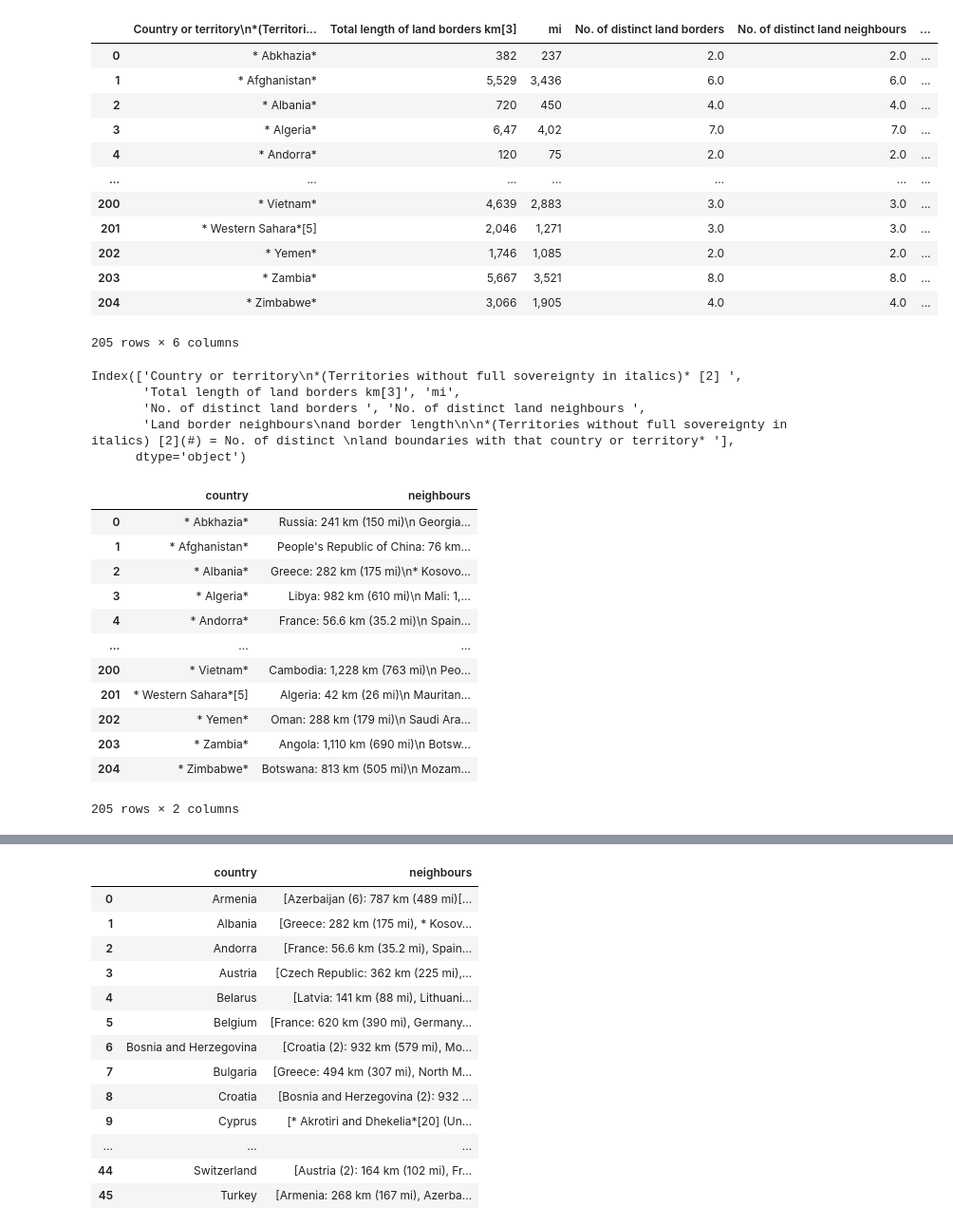
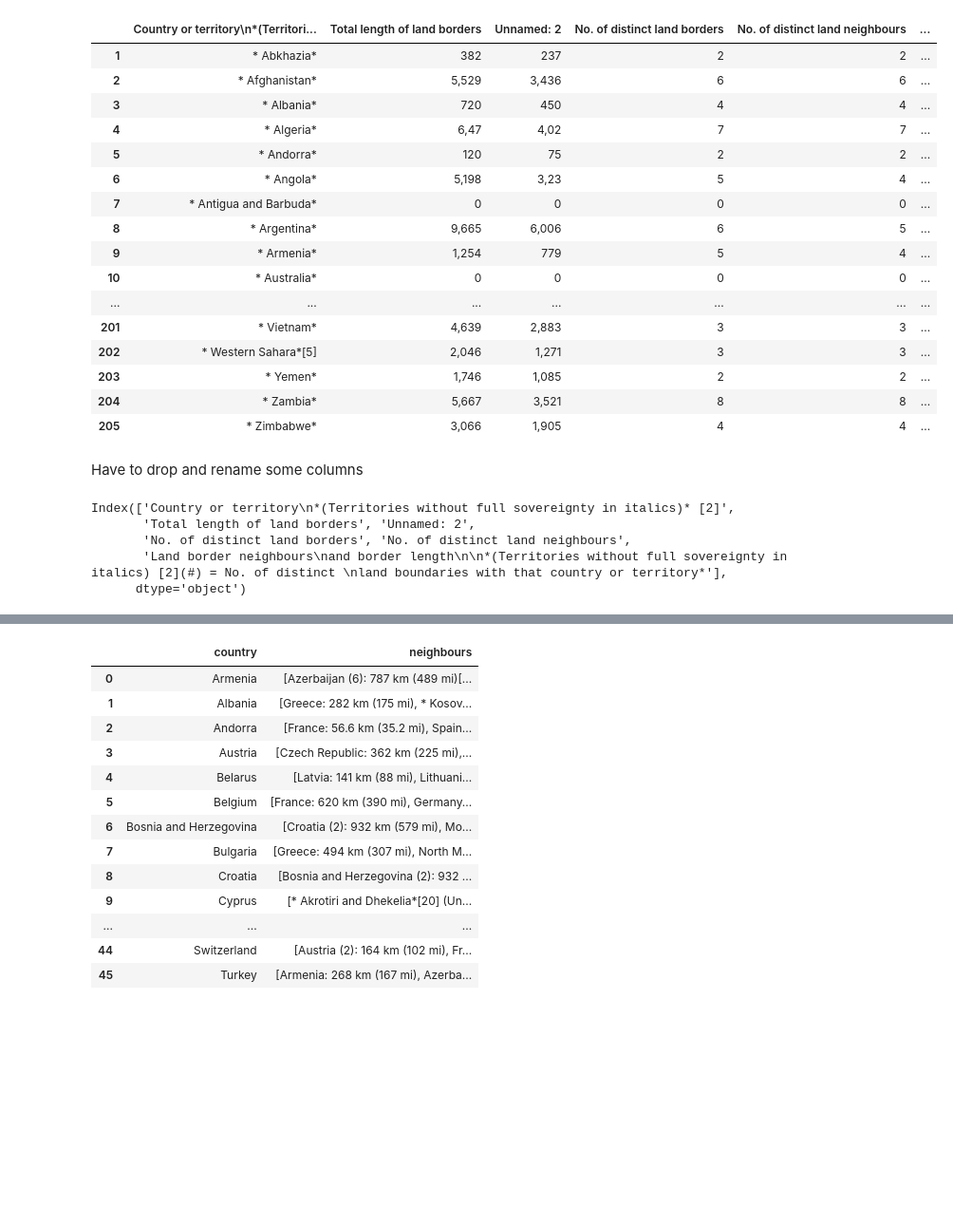
Before and after one commit to GoldenGarr/Graph-Theory-HW-5, a Jupyter notebook: hw5.ipynb, the cells around one changed output, grey strips where cells are left out. Shown at 95% size. Drawn from its saved outputs; the diff is of its cells as text; code cells hidden in the pictures; blank space fills up the shorter version.

```diff
--- a/hw5.ipynb
+++ b/hw5.ipynb
@@ -7,0 +10,2 @@ import re
+# %%
+pd.set_option('display.max_rows', 500)
@@ -19,54 +29,36 @@ nx.draw(Europe, with_labels=True)
-# %%
-sheet_id = '1XqOtPkiE_Q0dfGSoyxrH730RkwrTczcRbDeJJpqRByQ'
-sheet_name = 'borders'
-url = f'https://docs.google.com/spreadsheets/d/1AYODVslftthH3aI8gS0d4wgyLZwwXMpD4bQOSv5M4GI/gviz/tq?tqx=out:csv&sheet={sheet_name}'
-df = pd.read_csv(url)
-df
-# %% [output]
-|  | Country or territory\n*(Territori... | Total length of land borders km[3] | mi | No. of distinct land borders | No. of distinct land neighbours | ... |
-| 0 | * Abkhazia* | 382 | 237 | 2.0 | 2.0 | ... |
-| 1 | * Afghanistan* | 5,529 | 3,436 | 6.0 | 6.0 | ... |
-| 2 | * Albania* | 720 | 450 | 4.0 | 4.0 | ... |
-| 3 | * Algeria* | 6,47 | 4,02 | 7.0 | 7.0 | ... |
-| 4 | * Andorra* | 120 | 75 | 2.0 | 2.0 | ... |
-| ... | ... | ... | ... | ... | ... | ... |
-| 200 | * Vietnam* | 4,639 | 2,883 | 3.0 | 3.0 | ... |
-| 201 | * Western Sahara*[5] | 2,046 | 1,271 | 3.0 | 3.0 | ... |
-| 202 | * Yemen* | 1,746 | 1,085 | 2.0 | 2.0 | ... |
-| 203 | * Zambia* | 5,667 | 3,521 | 8.0 | 8.0 | ... |
-| 204 | * Zimbabwe* | 3,066 | 1,905 | 4.0 | 4.0 | ... |
-205 rows × 6 columns
+# %%
+doc_id = '1AYODVslftthH3aI8gS0d4wgyLZwwXMpD4bQOSv5M4GI'
+url = url = f'https://docs.google.com/spreadsheets/d/{doc_id}/export?format=csv'
+df = pd.read_csv(url)
+df = df.drop([0], axis=0)
+df
+# %% [output]
+|  | Country or territory\n*(Territori... | Total length of land borders | Unnamed: 2 | No. of distinct land borders | No. of distinct land neighbours | ... |
+| 1 | * Abkhazia* | 382 | 237 | 2 | 2 | ... |
+| 2 | * Afghanistan* | 5,529 | 3,436 | 6 | 6 | ... |
+| 3 | * Albania* | 720 | 450 | 4 | 4 | ... |
+| 4 | * Algeria* | 6,47 | 4,02 | 7 | 7 | ... |
+| 5 | * Andorra* | 120 | 75 | 2 | 2 | ... |
+| 6 | * Angola* | 5,198 | 3,23 | 5 | 4 | ... |
+| 7 | * Antigua and Barbuda* | 0 | 0 | 0 | 0 | ... |
+| 8 | * Argentina* | 9,665 | 6,006 | 6 | 5 | ... |
+| 9 | * Armenia* | 1,254 | 779 | 5 | 4 | ... |
+| 10 | * Australia* | 0 | 0 | 0 | 0 | ... |
+| ... | ... | ... | ... | ... | ... | ... |
+| 201 | * Vietnam* | 4,639 | 2,883 | 3 | 3 | ... |
+| 202 | * Western Sahara*[5] | 2,046 | 1,271 | 3 | 3 | ... |
+| 203 | * Yemen* | 1,746 | 1,085 | 2 | 2 | ... |
+| 204 | * Zambia* | 5,667 | 3,521 | 8 | 8 | ... |
+| 205 | * Zimbabwe* | 3,066 | 1,905 | 4 | 4 | ... |
+# %% [markdown]
+Have to drop and rename some columns
 # %%
 df.columns
 # %% [output]
-Index(['Country or territory\n*(Territories without full sovereignty in italics)* [2] ',
-       'Total length of land borders km[3]', 'mi',
-       'No. of distinct land borders ', 'No. of distinct land neighbours ',
-       'Land border neighbours\nand border length\n\n*(Territories without full sovereignty in italics) [2](#) = No. of distinct \nland boundaries with that country or territory* '],
+Index(['Country or territory\n*(Territories without full sovereignty in italics)* [2]',
+       'Total length of land borders', 'Unnamed: 2',
+       'No. of distinct land borders', 'No. of distinct land neighbours',
+       'Land border neighbours\nand border length\n\n*(Territories without full sovereignty in italics) [2](#) = No. of distinct \nland boundaries with that country or territory*'],
       dtype='object')
-# %%
-borders = df.rename(columns={'Country or territory\n*(Territories'
-                   ' without full sovereignty in italics)* [2] ': \
-                   'country',
-                   'Land border neighbours\nand border'
-                   ' length\n\n*(Territories without full sovereignty in italics) '
-                   '[2](#) = No. of distinct \nland boundaries with that country or territory* ': \
-                   'neighbours'
-                  }).drop(columns=['Total length of land borders km[3]', 'mi', 'No. of distinct land borders ', 'No. of distinct land neighbours '], axis=1)
-borders
-# %% [output]
-|  | country | neighbours |
-| 0 | * Abkhazia* | Russia: 241 km (150 mi)\n Georgia... |
-| 1 | * Afghanistan* | People's Republic of China: 76 km... |
-| 2 | * Albania* | Greece: 282 km (175 mi)\n* Kosovo... |
-| 3 | * Algeria* | Libya: 982 km (610 mi)\n Mali: 1,... |
-| 4 | * Andorra* | France: 56.6 km (35.2 mi)\n Spain... |
-| ... | ... | ... |
-| 200 | * Vietnam* | Cambodia: 1,228 km (763 mi)\n Peo... |
-| 201 | * Western Sahara*[5] | Algeria: 42 km (26 mi)\n Mauritan... |
-| 202 | * Yemen* | Oman: 288 km (179 mi)\n Saudi Ara... |
-| 203 | * Zambia* | Angola: 1,110 km (690 mi)\n Botsw... |
-| 204 | * Zimbabwe* | Botswana: 813 km (505 mi)\n Mozam... |
-205 rows × 2 columns
 # %%
 borders = df.rename(columns={'Country or territory\n*(Territories'
```
Also changed, not shown: parts of 30 cells of this notebook.
